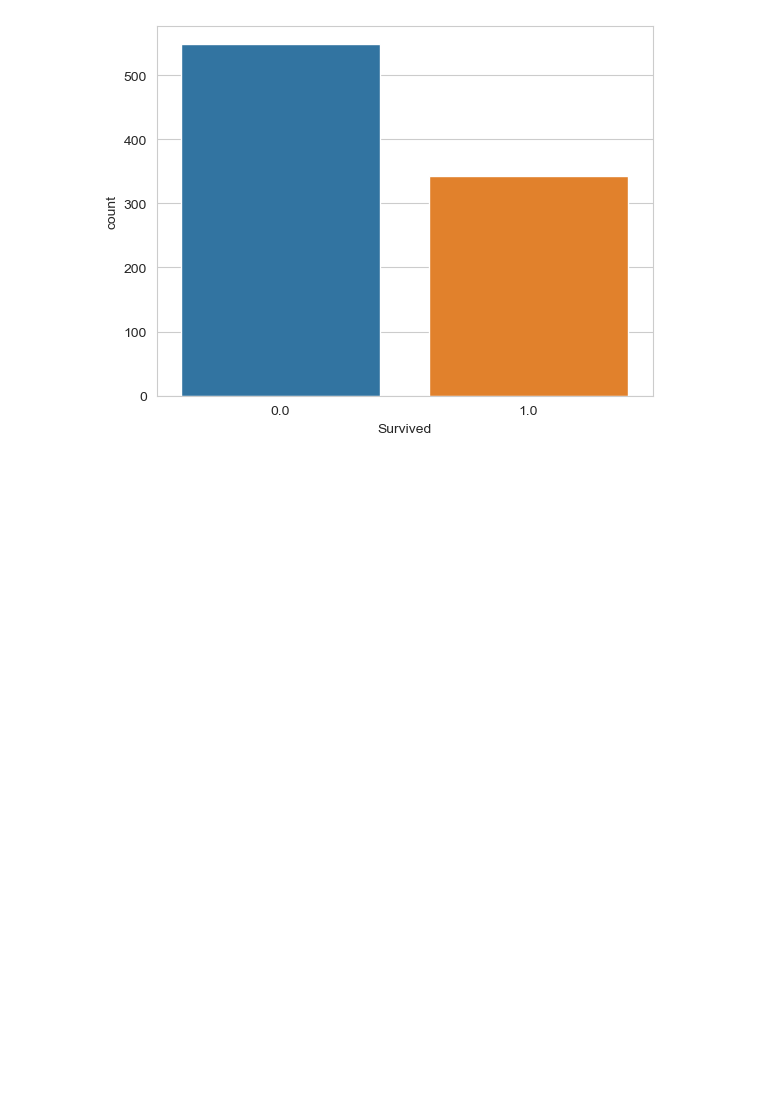
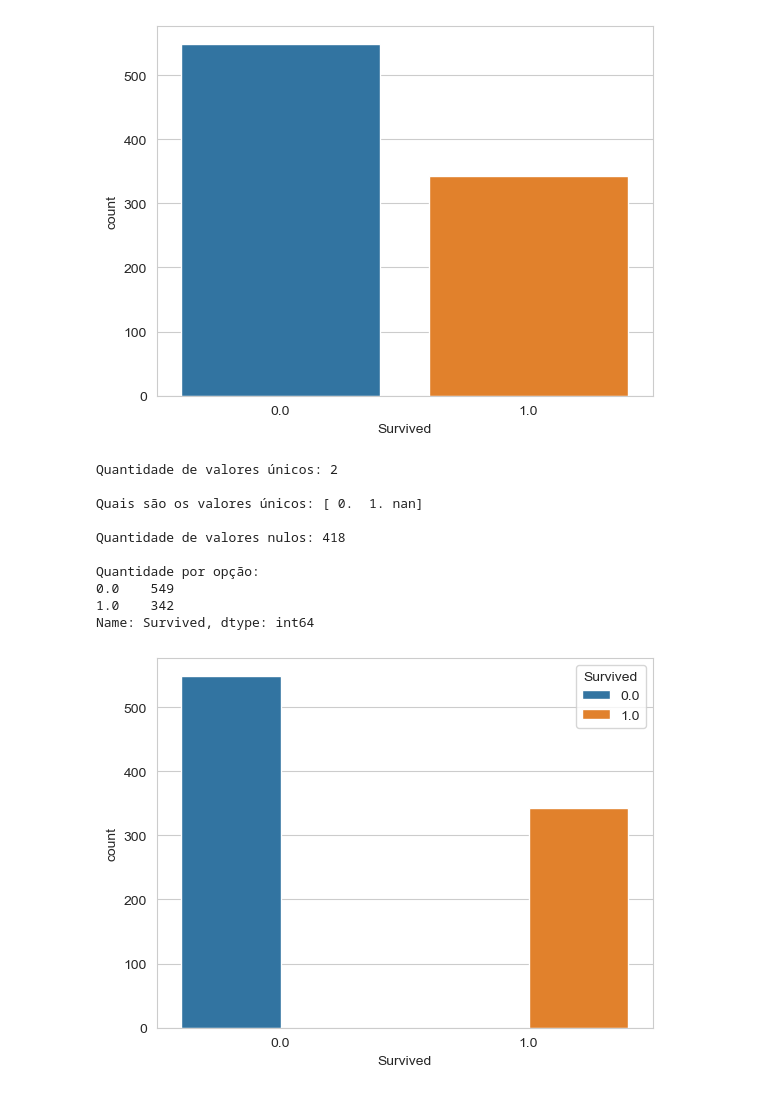
Before and after one commit to Alicia-Alexia/kaggle_titanic, a Jupyter notebook: Untitled.ipynb, the cells around one changed output. Saved outputs shown, nothing was run; the diff lists cells and outputs as text; code cells hidden in the pictures; blank space fills up the shorter version.

Commit message:
criação da função titanic_func e atribuindo a coluna survived no dataframe df

```diff
--- a/Untitled.ipynb
+++ b/Untitled.ipynb
@@ -126,3 +126,29 @@ sns.countplot(data = titanic_df, x = 'Survived')
 # %% [output]
 <AxesSubplot:xlabel='Survived', ylabel='count'>
 [figure]
+# %%
+#função para saber valores unicos e valores nulos cria gráfico de contagem ou de distribuição a partir do valor de count
+def titanic_func(data, column, count = True):
+    print(f'Quantidade de valores únicos: {data[column].nunique()}')
+    print(f'\nQuais são os valores únicos: {data[column].unique()}')
+    print(f'\nQuantidade de valores nulos: {data[column].isnull().sum()}')
+    print(f'\nQuantidade por opção: \n{data[column].value_counts()}')
+
+    if count == True:
+        sns.countplot(data = data, x = column, hue = 'Survived')
+    else:
+        sns.displot(data[column], kde =True)
+
+titanic_func(titanic_df, 'Survived')
+# %% [output]
+Quantidade de valores únicos: 2
+
+Quais são os valores únicos: [ 0.  1. nan]
+
+Quantidade de valores nulos: 418
+
+Quantidade por opção:
+0.0    549
+1.0    342
+Name: Survived, dtype: int64
+[figure, added]
```
Also changed, not shown: parts of 1 cell of this notebook.
